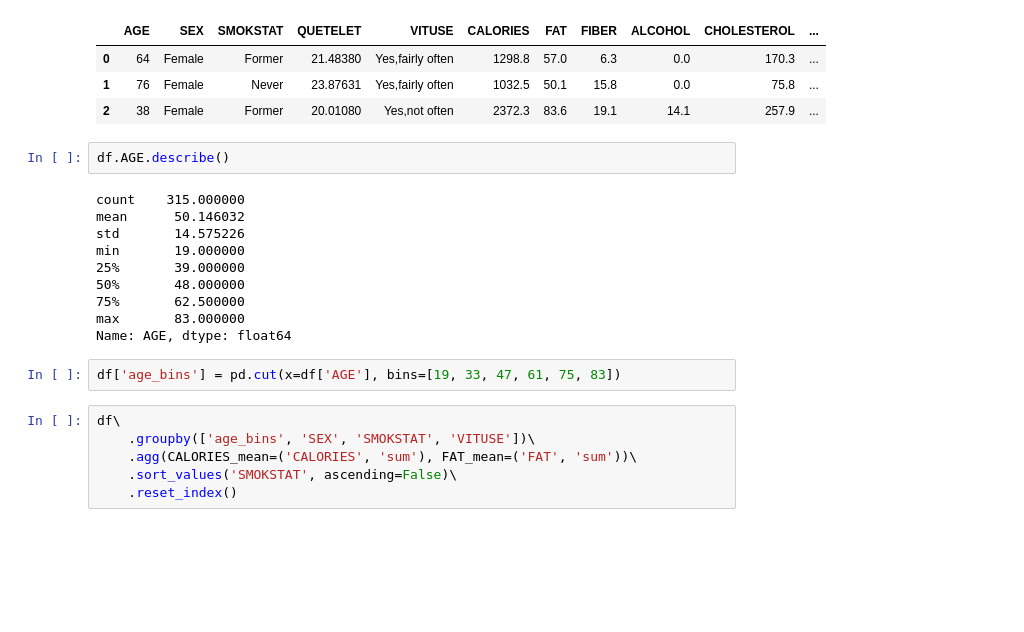
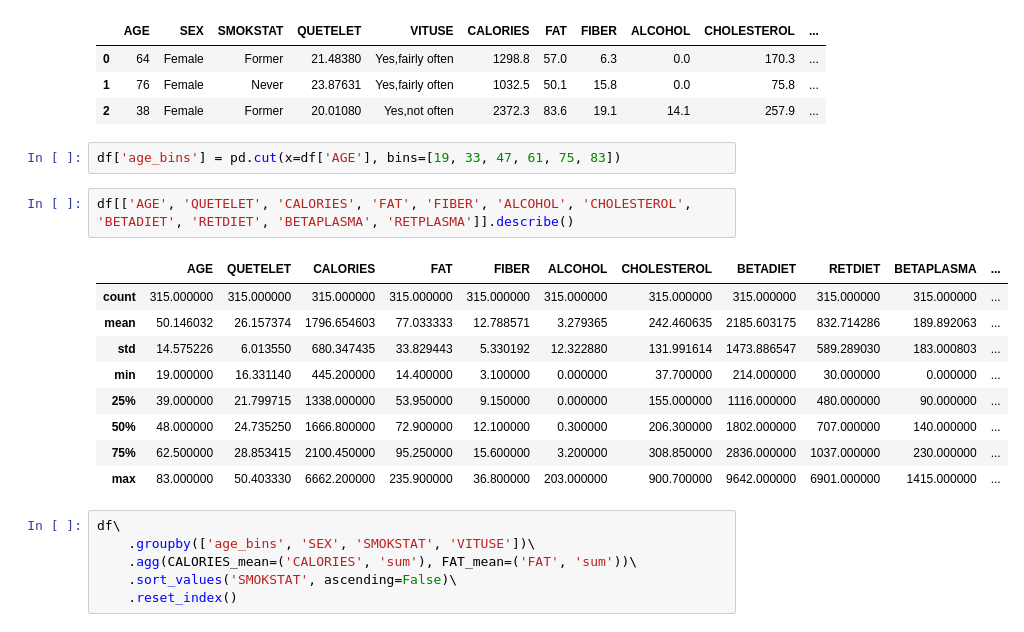
Before and after one commit to RomanD83/pbc, a Jupyter notebook: Determinants.ipynb, the cells around one changed output. Drawn from its saved outputs; the diff is of its cells as text; blank space fills up the shorter version.

```diff
--- a/Determinants.ipynb
+++ b/Determinants.ipynb
@@ -245,20 +177,20 @@ df.head(3)
 | 0 | 64 | Female | Former | 21.48380 | Yes,fairly often | 1298.8 | 57.0 | 6.3 | 0.0 | 170.3 | ... |
 | 1 | 76 | Female | Never | 23.87631 | Yes,fairly often | 1032.5 | 50.1 | 15.8 | 0.0 | 75.8 | ... |
 | 2 | 38 | Female | Former | 20.01080 | Yes,not often | 2372.3 | 83.6 | 19.1 | 14.1 | 257.9 | ... |
-# %%
-df.AGE.describe()
-# %% [output]
-count    315.000000
-mean      50.146032
-std       14.575226
-min       19.000000
-25%       39.000000
-50%       48.000000
-75%       62.500000
-max       83.000000
-Name: AGE, dtype: float64
 # %%
 df['age_bins'] = pd.cut(x=df['AGE'], bins=[19, 33, 47, 61, 75, 83])
+# %%
+df[['AGE', 'QUETELET', 'CALORIES', 'FAT', 'FIBER', 'ALCOHOL', 'CHOLESTEROL', 'BETADIET', 'RETDIET', 'BETAPLASMA', 'RETPLASMA']].describe()
+# %% [output]
+|  | AGE | QUETELET | CALORIES | FAT | FIBER | ALCOHOL | CHOLESTEROL | BETADIET | RETDIET | BETAPLASMA | ... |
+| count | 315.000000 | 315.000000 | 315.000000 | 315.000000 | 315.000000 | 315.000000 | 315.000000 | 315.000000 | 315.000000 | 315.000000 | ... |
+| mean | 50.146032 | 26.157374 | 1796.654603 | 77.033333 | 12.788571 | 3.279365 | 242.460635 | 2185.603175 | 832.714286 | 189.892063 | ... |
+| std | 14.575226 | 6.013550 | 680.347435 | 33.829443 | 5.330192 | 12.322880 | 131.991614 | 1473.886547 | 589.289030 | 183.000803 | ... |
+| min | 19.000000 | 16.331140 | 445.200000 | 14.400000 | 3.100000 | 0.000000 | 37.700000 | 214.000000 | 30.000000 | 0.000000 | ... |
+| 25% | 39.000000 | 21.799715 | 1338.000000 | 53.950000 | 9.150000 | 0.000000 | 155.000000 | 1116.000000 | 480.000000 | 90.000000 | ... |
+| 50% | 48.000000 | 24.735250 | 1666.800000 | 72.900000 | 12.100000 | 0.300000 | 206.300000 | 1802.000000 | 707.000000 | 140.000000 | ... |
+| 75% | 62.500000 | 28.853415 | 2100.450000 | 95.250000 | 15.600000 | 3.200000 | 308.850000 | 2836.000000 | 1037.000000 | 230.000000 | ... |
+| max | 83.000000 | 50.403330 | 6662.200000 | 235.900000 | 36.800000 | 203.000000 | 900.700000 | 9642.000000 | 6901.000000 | 1415.000000 | ... |
 # %%
 df\
     .groupby(['age_bins', 'SEX', 'SMOKSTAT', 'VITUSE'])\
```
Also changed, not shown: parts of 25 cells of this notebook.
